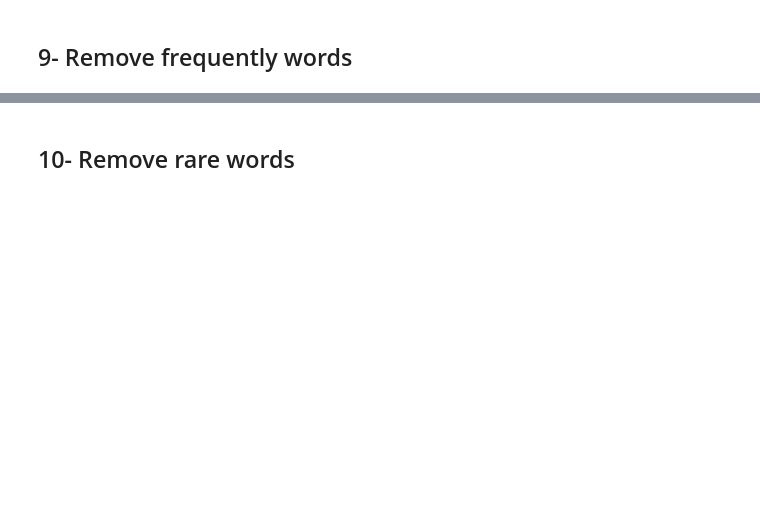
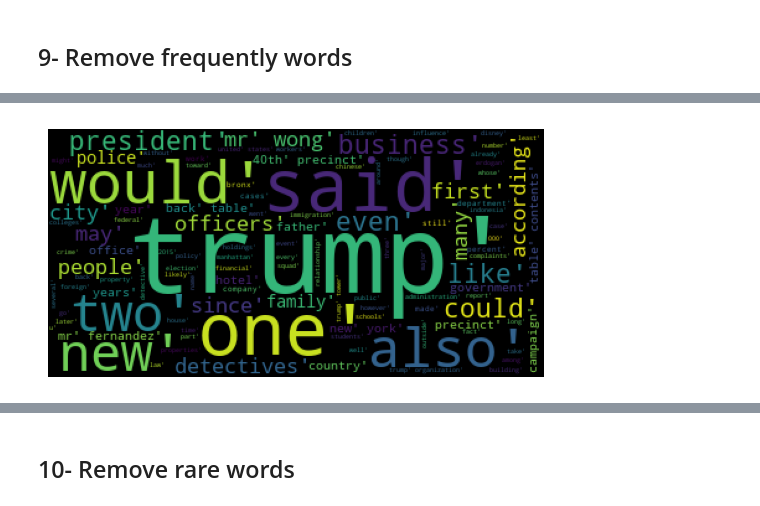
Before and after one commit to Haneentronic/NLP-Topic-Modeling-Classification, a Jupyter notebook: Topic_Modeling/TextModeling.ipynb, the cells around one changed output, grey strips where cells are left out. Cells and saved outputs as stored; diff of their text form; code cells hidden in the pictures; blank space fills up the shorter version.

```diff
--- a/Topic_Modeling/TextModeling.ipynb
+++ b/Topic_Modeling/TextModeling.ipynb
@@ -369,3 +361,13 @@ word_frequency_content = get_most_frequently_words("content", word_counter_conte
+# %%
+text = data_frame['content'].values
+
+wordcloud = WordCloud().generate(str(text))
+
+plt.imshow(wordcloud)
+plt.axis("off")
+plt.show()
+# %% [output]
+[figure, added]
 # %%
 FREQUENT_WORDS_TITLE = set(word for (word, word_count) in get_most_frequently_words("title", word_counter_title).most_common(10))
 FREQUENT_WORDS_CONTENT = set(word for (word, word_count) in get_most_frequently_words("content", word_counter_content).most_common(10))
```
Also changed, not shown: parts of 5 cells of this notebook, 1 other file.
